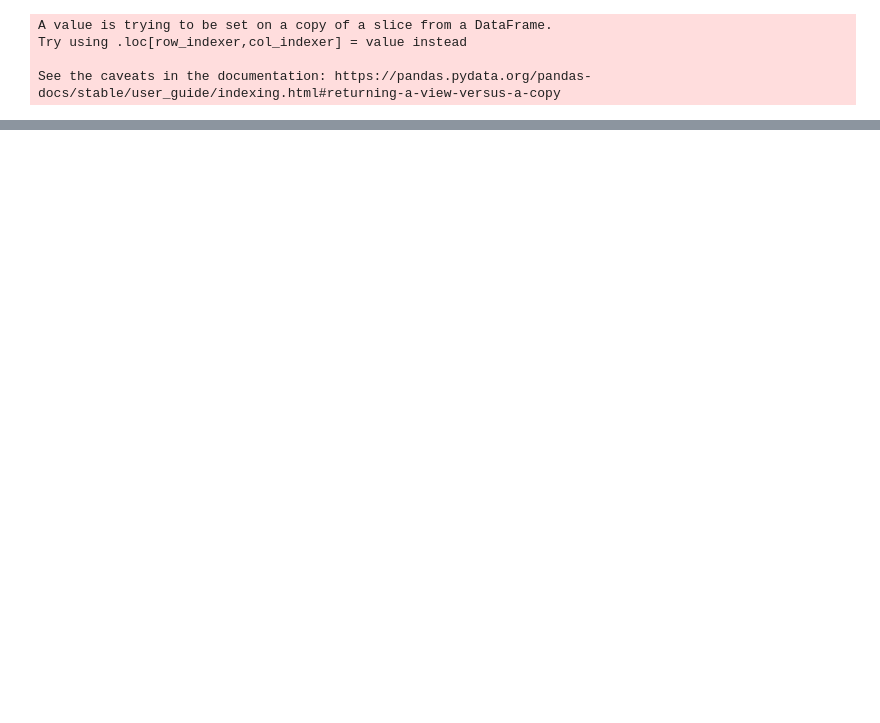
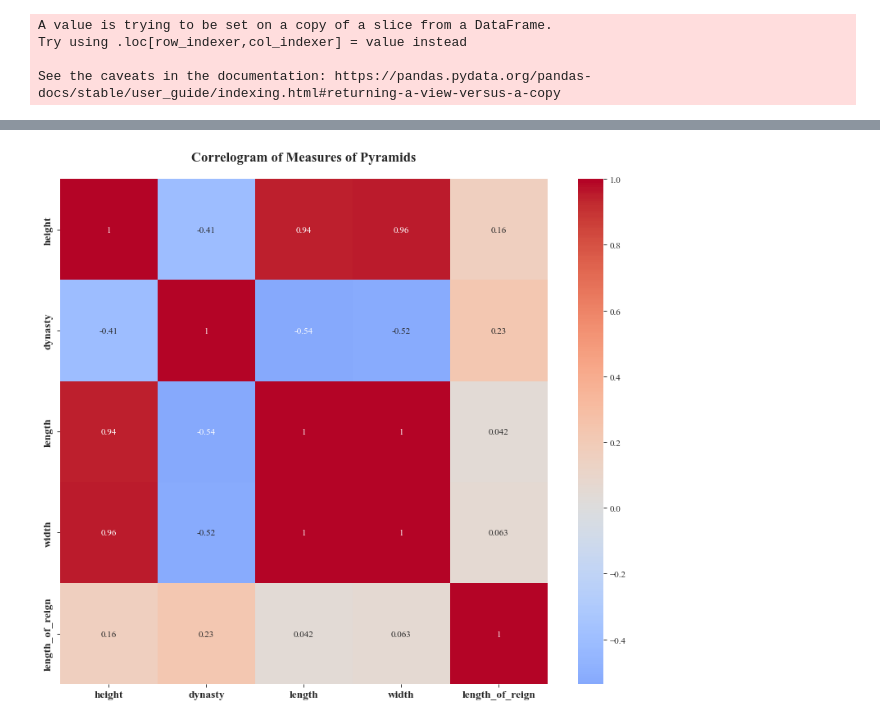
Before and after one commit to brown-ccv/egyptology-viz, a Jupyter notebook: Notebooks/plotly.ipynb, the cells around one changed output, grey strips where cells are left out. Drawn from its saved outputs; the diff is of its cells as text; code cells hidden in the pictures; blank space fills up the shorter version.

```diff
--- a/Notebooks/plotly.ipynb
+++ b/Notebooks/plotly.ipynb
@@ -131,0 +386,19 @@ line_heights_fig.show()
+# %%
+complex_heights = complexes[['height', 'dynasty','length','width','length_of_reign']][(pd.notnull(complexes['height']))]
+complex_heights.at[22, 'height'] = '72'
+complex_heights.at[18, 'height'] = 9.365
+complex_heights.at[50, 'height'] = 16.5
+complex_heights['height'] = pd.to_numeric(complex_heights['height'])
+complex_heights['length_of_reign'] = pd.to_numeric(complex_heights['length_of_reign'])
+
+plt.figure(figsize=(12,10), dpi= 80)
+plt.rcParams['font.family'] = 'Times New Roman'
+sns.heatmap(complex_heights.corr(), xticklabels=complex_heights.corr().columns, yticklabels=complex_heights.corr().columns, cmap='coolwarm', center=0, annot=True)
+
+
+plt.title('Correlogram of Measures of Pyramids', fontsize=15,pad=20,fontweight='bold')
+plt.xticks(fontsize=12,fontweight='bold')
+plt.yticks(fontsize=12,fontweight='bold')
+plt.show()
+# %% [output]
+[figure, added]
```
Also changed, not shown: parts of 8 cells of this notebook, 22 other files.
